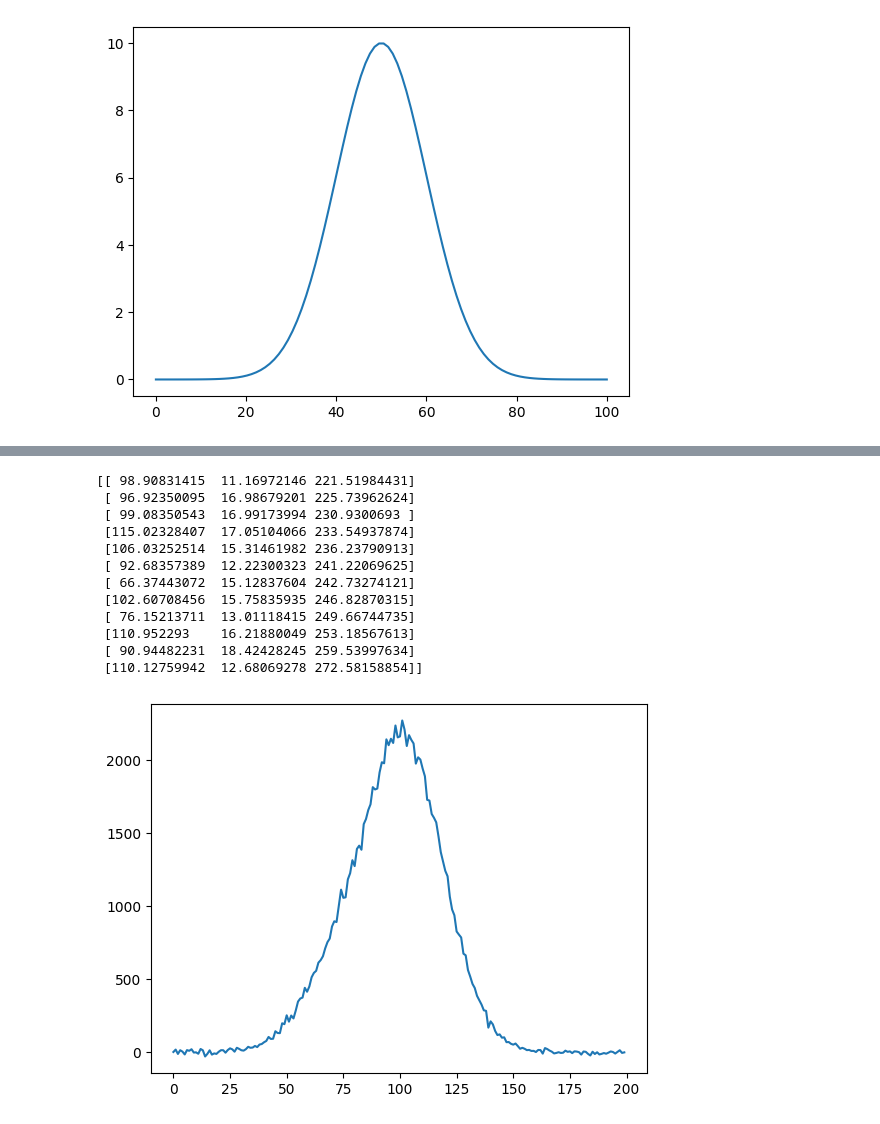
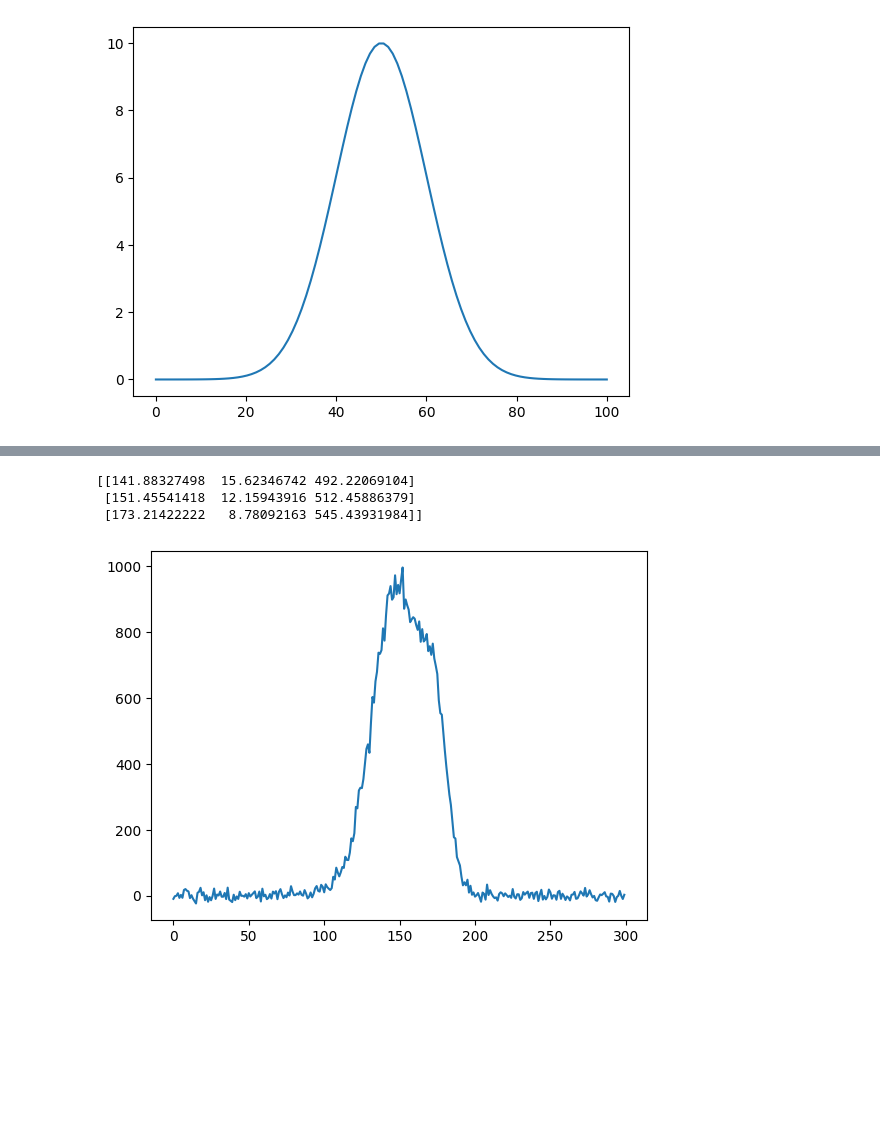
Before and after one commit to ksjones3/CodeRefactor, a Jupyter notebook: 1D_Cluster_Generator.ipynb, the cells around one changed output, grey strips where cells are left out. Saved outputs shown, nothing was run; the diff lists cells and outputs as text; code cells hidden in the pictures; blank space fills up the shorter version.

```diff
--- a/1D_Cluster_Generator.ipynb
+++ b/1D_Cluster_Generator.ipynb
@@ -64,7 +84,6 @@ def cluster_event_generator(n_cells,
 def normal_gen(mean,sigma):
     return lambda: np.random.normal(mean,sigma,size=None)
 # %%
-
 n_sigma_truth=2.5
 
 def cluster_event_generator(n_cells,
@@ -75,7 +94,7 @@ def cluster_event_generator(n_cells,
                             cluster_width_generator,
                             circular=True):
     truth = list()
-    n_clusters = int(n_cluster_generator())
+    n_clusters = max(1, int(n_cluster_generator()))
     clusters = np.zeros((n_clusters,n_cells))
 
     for i in range(n_clusters):
@@ -103,28 +122,22 @@ def cluster_event_generator(n_cells,
 
     return cells, clusters,truth, truthmap_projection
 # %%
-an_event, clusters, truth, truthmap=cluster_event_generator(200,
-                        noise = 10,
+n_cells=300
+noise = 10
+
+an_event, clusters, truth, truthmap=cluster_event_generator(n_cells=n_cells,
+                        noise = noise,
                         n_cluster_generator=normal_gen(10,3),
-                        cluster_center_generator=normal_gen(100,20),
-                        cluster_energy_generator=normal_gen(250,25),
-                        cluster_width_generator=normal_gen(15,2))
+                        cluster_center_generator=normal_gen(150,15),
+                        cluster_energy_generator=normal_gen(500,25),
+                        cluster_width_generator=normal_gen(10,2))
 
 plt.plot(an_event)
 print(truth)
 # %% [output]
-[[ 98.90831415  11.16972146 221.51984431]
- [ 96.92350095  16.98679201 225.73962624]
- [ 99.08350543  16.99173994 230.9300693 ]
- [115.02328407  17.05104066 233.54937874]
- [106.03252514  15.31461982 236.23790913]
- [ 92.68357389  12.22300323 241.22069625]
- [ 66.37443072  15.12837604 242.73274121]
- [102.60708456  15.75835935 246.82870315]
- [ 76.15213711  13.01118415 249.66744735]
- [110.952293    16.21880049 253.18567613]
- [ 90.94482231  18.42428245 259.53997634]
- [110.12759942  12.68069278 272.58158854]]
+[[141.88327498  15.62346742 492.22069104]
+ [151.45541418  12.15943916 512.45886379]
+ [173.21422222   8.78092163 545.43931984]]
-[figure, old version]
+[figure, new version]
 # %%
 n_clusters = clusters.shape[0]
```
Also changed, not shown: parts of 22 cells of this notebook.
